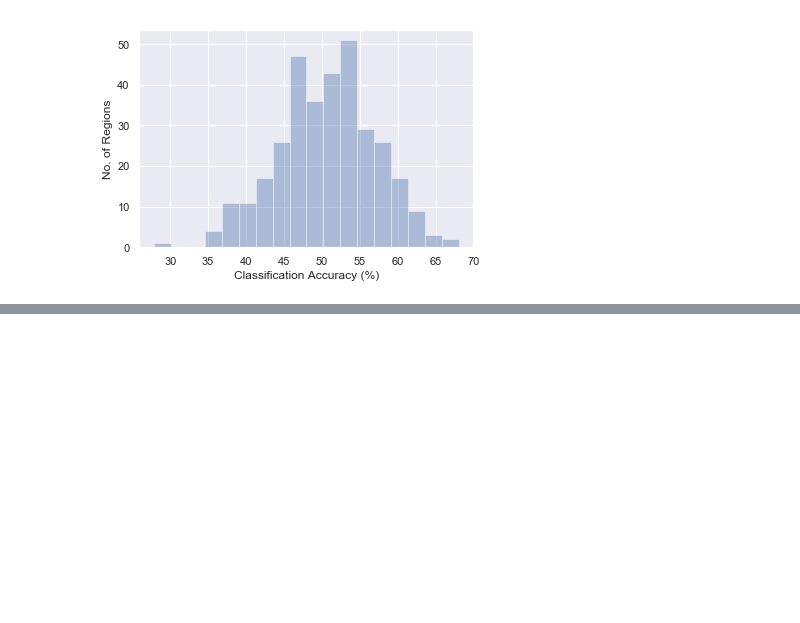
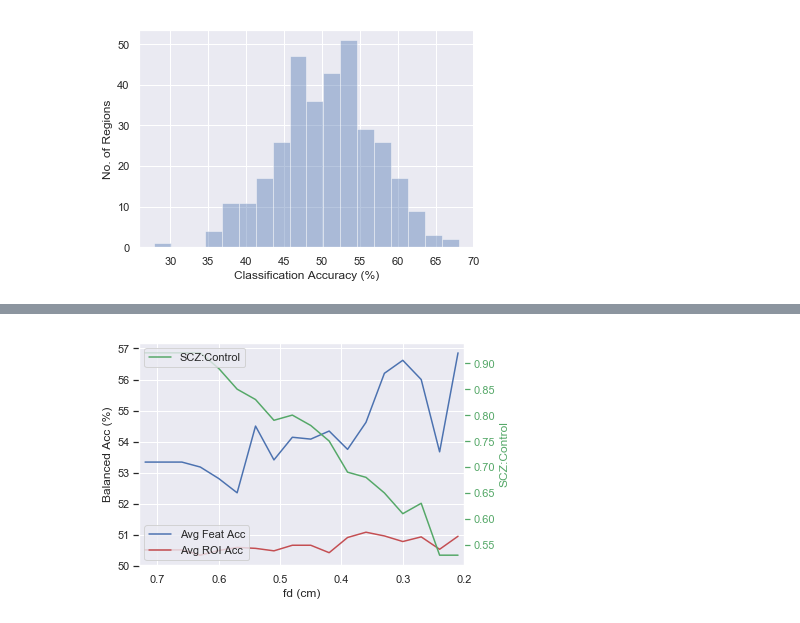
Before and after one commit to DynamicsAndNeuralSystems/fMRI_FeaturesDisorders, a Jupyter notebook: packagedCode.ipynb, the cells around one changed output, grey strips where cells are left out. Cells and saved outputs as stored; diff of their text form; code cells hidden in the pictures; blank space fills up the shorter version.

```diff
--- a/packagedCode.ipynb
+++ b/packagedCode.ipynb
@@ -150,0 +187,9 @@ FC_LocalSimple_mean3_stderr
+# %%
+# Plot the fd vs balanced accuracy
+
+# Import and store the fdArray
+filePathA = '/Users/AV/Desktop/FeatureMatrixData/fdArray_COBRE_E1.txt'
+
+af.giveMeFDvBalancedAcc(filePathA)
+# %% [output]
+[figure, added]
```
Also changed, not shown: parts of 6 cells of this notebook, 8 other files.
